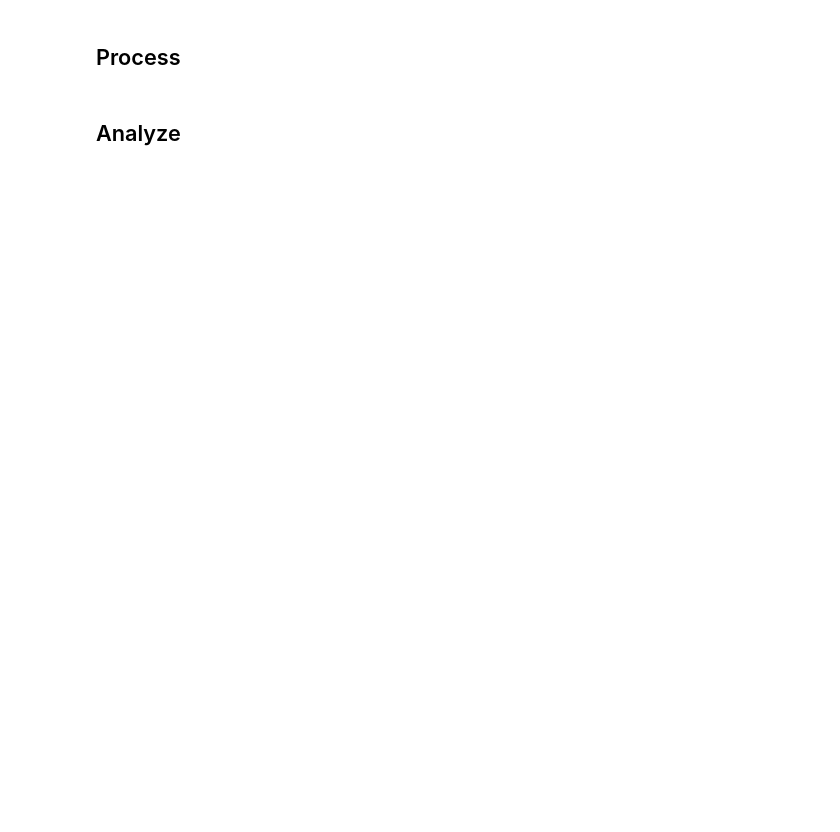
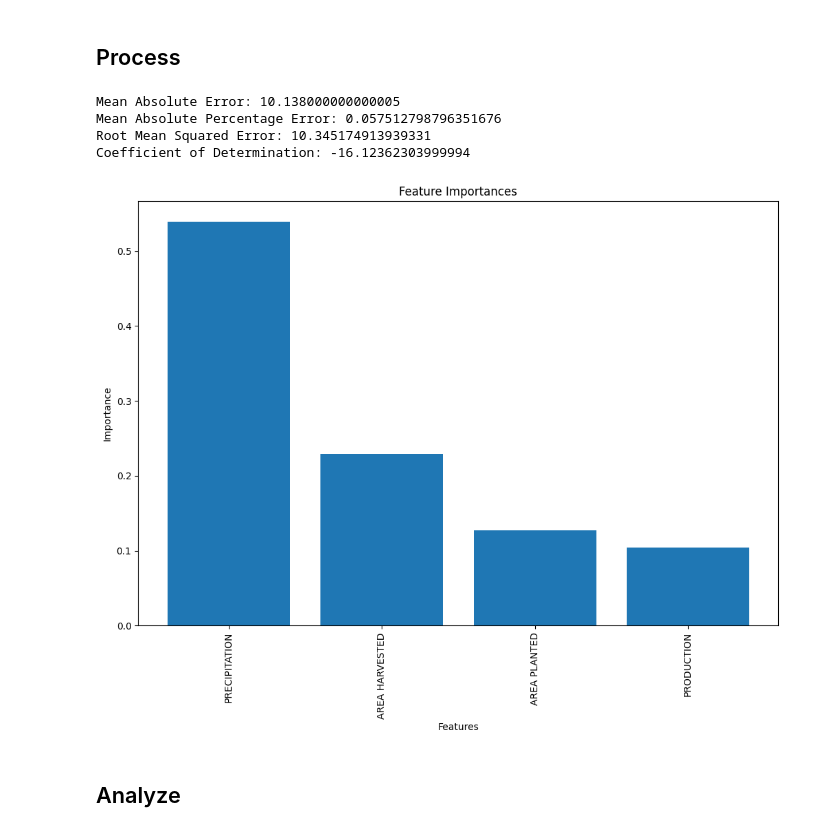
Before and after one commit to IT4063C-Fall23/final-project-kellej6, a Jupyter notebook: source.ipynb, the cells around one changed output. Saved outputs shown, nothing was run; the diff lists cells and outputs as text; code cells hidden in the pictures; blank space fills up the shorter version.

```diff
--- a/source.ipynb
+++ b/source.ipynb
@@ -722,8 +744,22 @@ With the combinded data of: area planted, area harvested, production, yield, and
 # Split the combined_df dataframe for training and testing
 from sklearn.model_selection import train_test_split
 
+# Remove 2023 from the dataframe
+combined_df = combined_df.drop(index=2023)
+
+# Sort the dataframe by year
+combined_df = combined_df.sort_index()
+
+# Create the X and y dataframes
 X = combined_df.drop(columns=['YIELD'])
-y = combined_df['YIELD']
+
+# Replace NaN values with imputed values in Area Harvested, Area Planted, and Production
+X['AREA HARVESTED'] = X['AREA HARVESTED'].fillna(X['AREA HARVESTED'].median())
+X['AREA PLANTED'] = X['AREA PLANTED'].fillna(X['AREA PLANTED'].median())
+X['PRODUCTION'] = X['PRODUCTION'].fillna(X['PRODUCTION'].median())
+
+# Replace NaN values with imputed values for Yield
+y = combined_df['YIELD'].fillna(combined_df['YIELD'].median())
 
 X_train, X_test, y_train, y_test = train_test_split(X, y, test_size=0.2, random_state=42)
 print(f'X_train shape: {X_train.shape}')
@@ -792,35 +842,42 @@ print(f'Mean Absolute Error: {mae}')
 
 # Calculate the mean absolute percentage error
 from sklearn.metrics import mean_absolute_percentage_error
 
 mape = mean_absolute_percentage_error(y_test, y_pred)
 print(f'Mean Absolute Percentage Error: {mape}')
 
 # Calculate the root mean squared error
 from sklearn.metrics import mean_squared_error
 
 rmse = mean_squared_error(y_test, y_pred, squared=False)
 print(f'Root Mean Squared Error: {rmse}')
 
 # Calculate the coefficient of determination
 from sklearn.metrics import r2_score
 
 r2 = r2_score(y_test, y_pred)
 print(f'Coefficient of Determination: {r2}')
 
 # Display the feature importances
 importances = model.named_steps['regressor'].feature_importances_
-feature_names = model.named_steps['preprocessor'].transformers_[1][1].named_steps['onehot'].get_feature_names(categorical_features)
-feature_names = np.concatenate([numeric_features, feature_names])
+feature_names = np.concatenate([numeric_features, categorical_features])
+#feature_names = model.named_steps['preprocessor'].transformers_[1][1].named_steps['onehot'].get_feature_names(categorical_features)
+#feature_names = np.concatenate([numeric_features, feature_names])
 sorted_indices = np.argsort(importances)[::-1]
 
 plt.figure(figsize=(12, 8))
 plt.bar(feature_names[sorted_indices], importances[sorted_indices])
 plt.xticks(rotation=90)
 plt.xlabel('Features')
 plt.ylabel('Importance')
 plt.title('Feature Importances')
 plt.show()
+# %% [output]
+Mean Absolute Error: 10.138000000000005
+Mean Absolute Percentage Error: 0.057512798796351676
+Root Mean Squared Error: 10.345174913939331
+Coefficient of Determination: -16.12362303999994
+[figure, added]
 # %% [markdown]
 ## Analyze
 # %%
```
Also changed, not shown: parts of 12 cells of this notebook, 1 other file.
